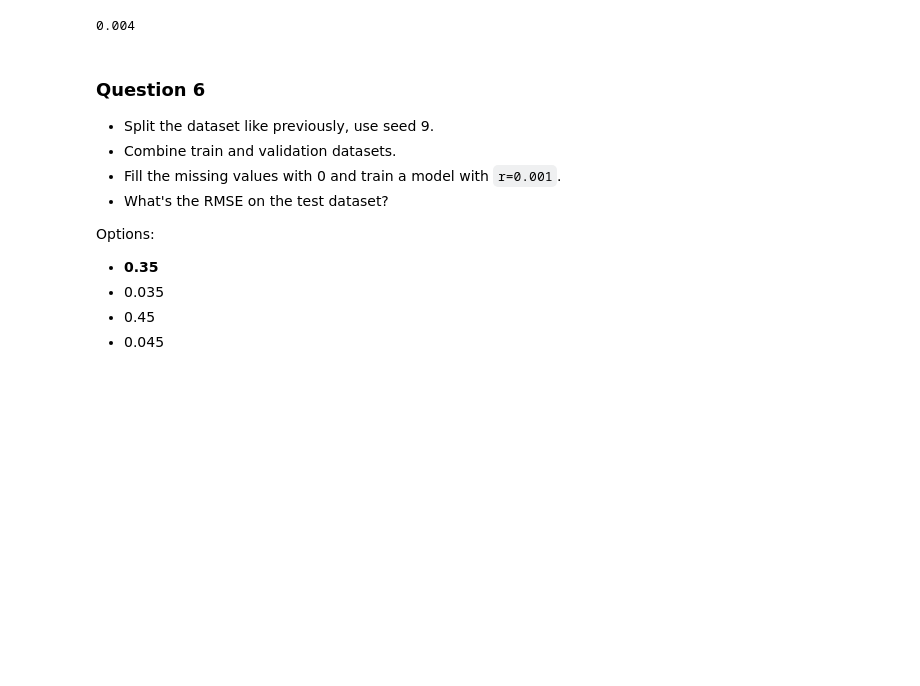
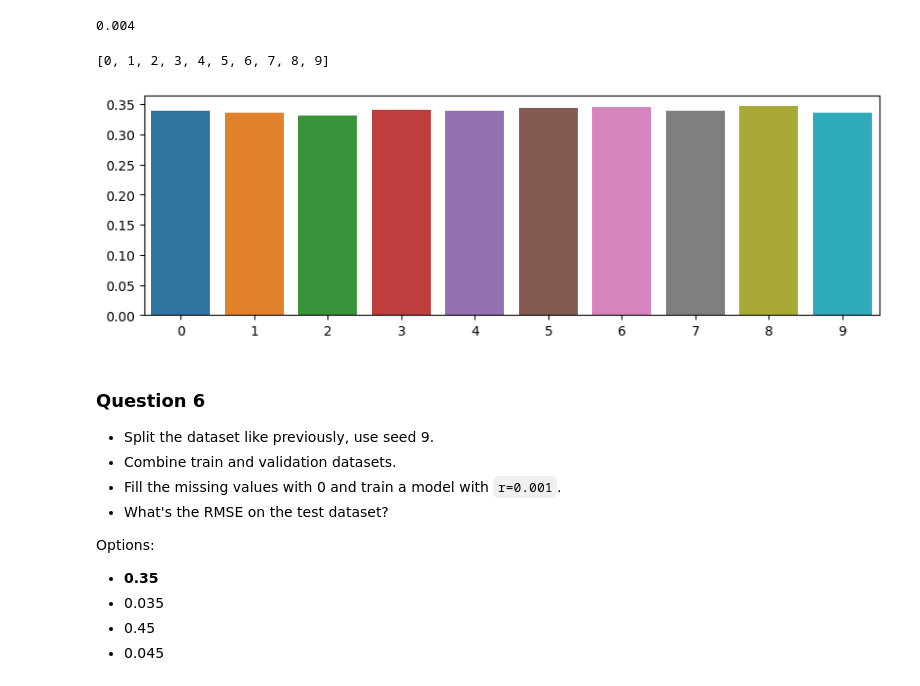
Before and after one commit to Ksyula/ML_Engineering, a Jupyter notebook: 02-regression/Homework-regression.ipynb, the cells around one changed output. Saved outputs shown, nothing was run; the diff lists cells and outputs as text; code cells hidden in the pictures; blank space fills up the shorter version.

```diff
--- a/02-regression/Homework-regression.ipynb
+++ b/02-regression/Homework-regression.ipynb
@@ -236,10 +231,10 @@ def rmse(y_pred, y_true):
 zero_model = train_linear_regression(df_train, y_train, 'zero')
 mean_model = train_linear_regression(df_train, y_train, 'mean')
 
-df_val = fill_missings_zero(df_val)
+df_val = fill_missings(df_val)
 zero_y_pred = apply_the_model(df_val, zero_model)
 
-df_val = fill_missings_mean(df_val, np.mean(df_train['total_bedrooms']))
+df_val = fill_missings(df_val, np.mean(df_val.total_bedrooms))
 mean_y_pred = apply_the_model(df_val, mean_model)
 
 print("Zero strategy RMSE: ", round(rmse(zero_y_pred, y_val), 2),
@@ -278,9 +273,9 @@ Options:
 def train_linear_regression_w_reg(X, y, r, strategy = 'zero'):
     # fill missings
     if strategy == 'zero':
-        X = fill_missings_zero(X)
+        X = fill_missings(X)
     elif strategy == 'mean':
-        X = fill_missings_mean(X, np.mean(X['total_bedrooms']))
+        X = fill_missings(X, np.mean(X['total_bedrooms']))
     # transform input data
     X, y = np.array(X), np.array(y)
     ones = np.ones(X.shape[0])
@@ -298,7 +293,7 @@ r_ = [0, 0.000001, 0.0001, 0.001, 0.01, 0.1, 1, 5, 10]
 
 for r in r_:
     model = train_linear_regression_w_reg(df_train, y_train, r)
-    df_val = fill_missings_zero(df_val)
+    df_val = fill_missings(df_val)
     y_pred = apply_the_model(df_val, model)
     score = rmse(y_pred, y_val)
     print(r, round(score, 2))
@@ -344,7 +339,7 @@ for s in seeds:
     # train a LR model without regularization
     model = train_linear_regression(df_train, y_train, 'zero')
     # Apply the model on validation set
-    df_val = fill_missings_zero(df_val)
+    df_val = fill_missings(df_val)
     y_pred = apply_the_model(df_val, model)
     # Evaluate the model
     rmses.append(rmse(y_pred, y_val))
@@ -352,6 +347,16 @@ for s in seeds:
 round(np.std(rmses), 3)
 # %% [output]
 0.004
+# %%
+list(range(len(rmses)))
+# %% [output]
+[0, 1, 2, 3, 4, 5, 6, 7, 8, 9]
+# %%
+fig, ax = plt.subplots(1, 1, figsize=(10, 3))
+sns.barplot(x = list(range(len(rmses))), y = rmses)
+plt.show()
+# %% [output]
+[figure, added]
 # %% [markdown]
 ### Question 6
 
```
Also changed, not shown: parts of 3 cells of this notebook.
